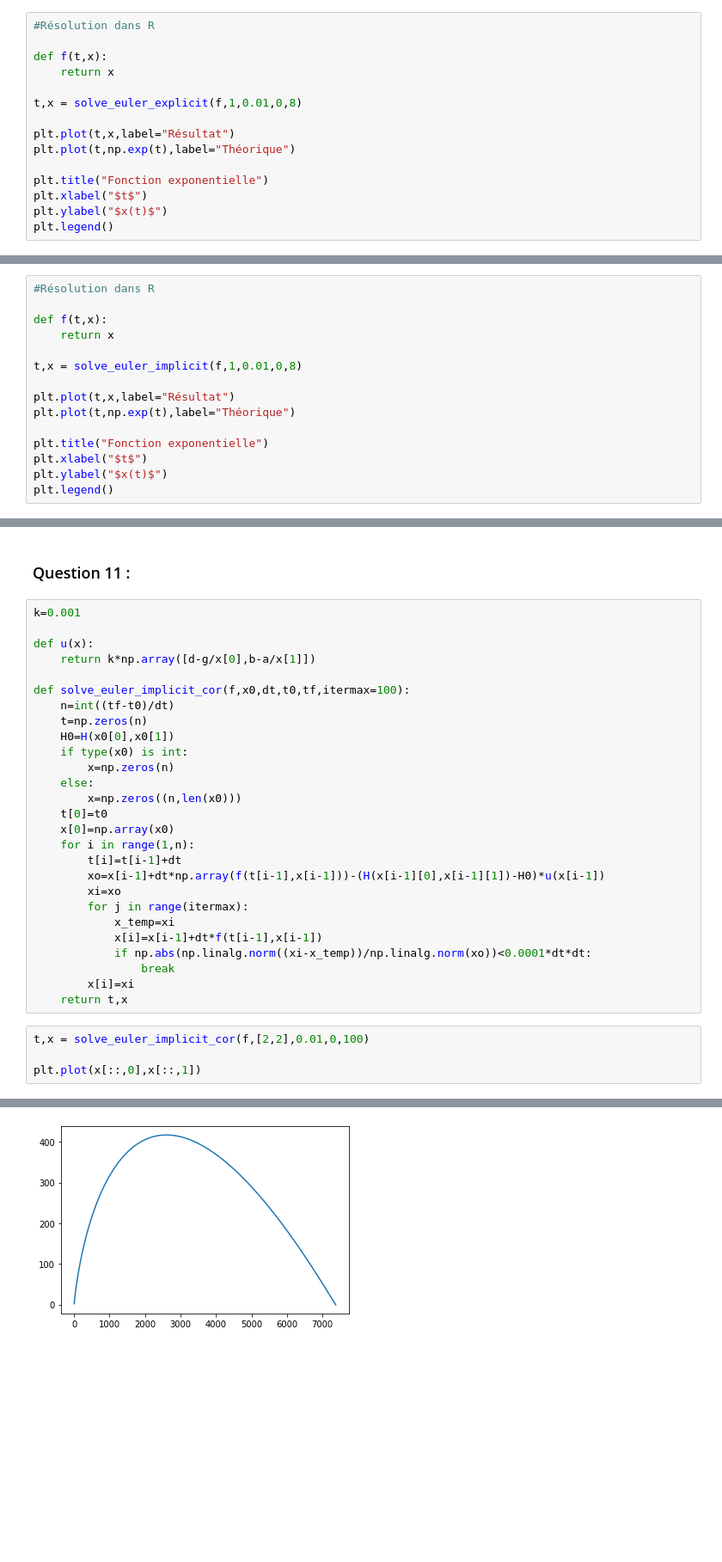
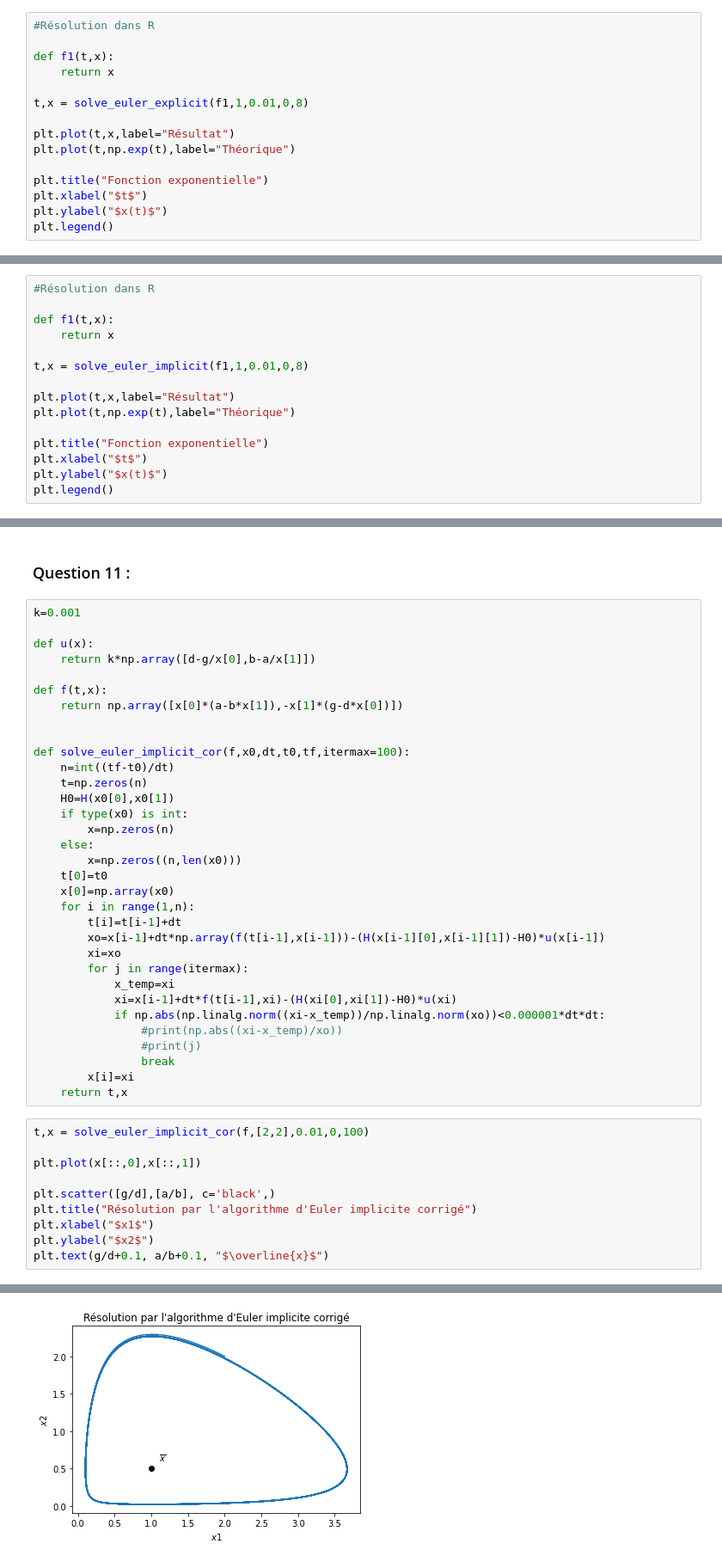
Before and after one commit to guillaumerichard2020/Proj-Num-2-Equa-diff, a Jupyter notebook: Projet Equations Différentielles .ipynb, the cells around one changed output, grey strips where cells are left out. Shown at 86% size. Drawn from its saved outputs; the diff is of its cells as text; blank space fills up the shorter version.

```diff
--- a/Projet Equations Différentielles .ipynb
+++ b/Projet Equations Différentielles .ipynb
@@ -207,10 +207,10 @@ def solve_euler_explicit(f,x0,dt,t0,tf):
 # %%
 #Résolution dans R
 
-def f(t,x):
+def f1(t,x):
     return x
 
-t,x = solve_euler_explicit(f,1,0.01,0,8)
+t,x = solve_euler_explicit(f1,1,0.01,0,8)
 
 plt.plot(t,x,label="Résultat")
 plt.plot(t,np.exp(t),label="Théorique")
@@ -326,10 +320,10 @@ def solve_euler_implicit(f,x0,dt,t0,tf,itermax=100):
 # %%
 #Résolution dans R
 
-def f(t,x):
+def f1(t,x):
     return x
 
-t,x = solve_euler_implicit(f,1,0.01,0,8)
+t,x = solve_euler_implicit(f1,1,0.01,0,8)
 
 plt.plot(t,x,label="Résultat")
 plt.plot(t,np.exp(t),label="Théorique")
@@ -385,6 +385,10 @@ k=0.001
 
 def u(x):
     return k*np.array([d-g/x[0],b-a/x[1]])
+
+def f(t,x):
+    return np.array([x[0]*(a-b*x[1]),-x[1]*(g-d*x[0])])
+
 
 def solve_euler_implicit_cor(f,x0,dt,t0,tf,itermax=100):
     n=int((tf-t0)/dt)
@@ -402,8 +406,10 @@ def solve_euler_implicit_cor(f,x0,dt,t0,tf,itermax=100):
         xi=xo
         for j in range(itermax):
             x_temp=xi
-            x[i]=x[i-1]+dt*f(t[i-1],x[i-1])
-            if np.abs(np.linalg.norm((xi-x_temp))/np.linalg.norm(xo))<0.0001*dt*dt:
+            xi=x[i-1]+dt*f(t[i-1],xi)-(H(xi[0],xi[1])-H0)*u(xi)
+            if np.abs(np.linalg.norm((xi-x_temp))/np.linalg.norm(xo))<0.000001*dt*dt:
+                #print(np.abs((xi-x_temp)/xo))
+                #print(j)
                 break
         x[i]=xi
     return t,x
@@ -411,4 +417,10 @@ def solve_euler_implicit_cor(f,x0,dt,t0,tf,itermax=100):
 t,x = solve_euler_implicit_cor(f,[2,2],0.01,0,100)
 
 plt.plot(x[::,0],x[::,1])
+
+plt.scatter([g/d],[a/b], c='black',)
+plt.title("Résolution par l'algorithme d'Euler implicite corrigé")
+plt.xlabel("$x1$")
+plt.ylabel("$x2$")
+plt.text(g/d+0.1, a/b+0.1, "$\overline{x}$")
 # %% [output]
@@ -416 +428 @@ plt.plot(x[::,0],x[::,1])
-[figure, old version]
+[figure, new version]
```
Also changed, not shown: parts of 7 cells of this notebook.
